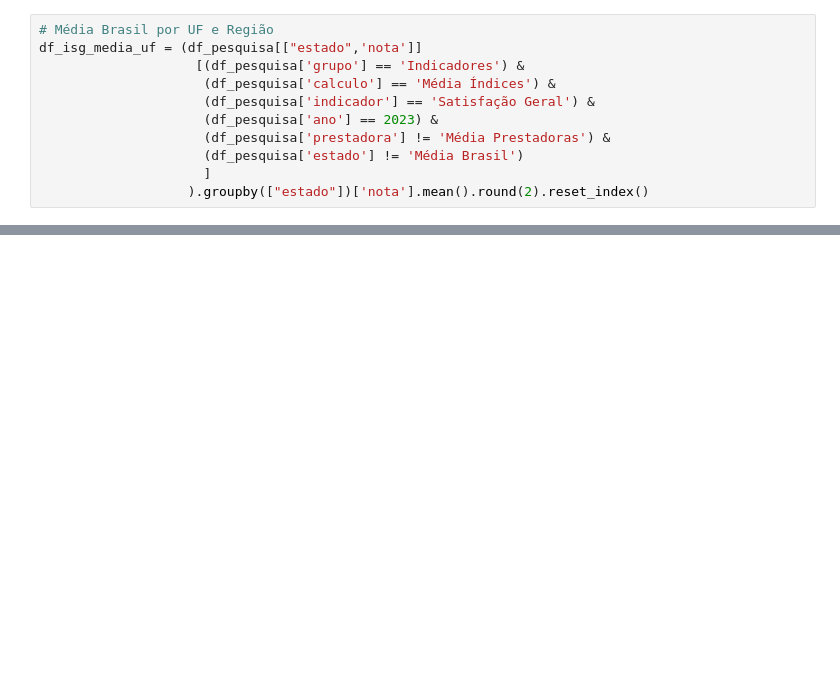
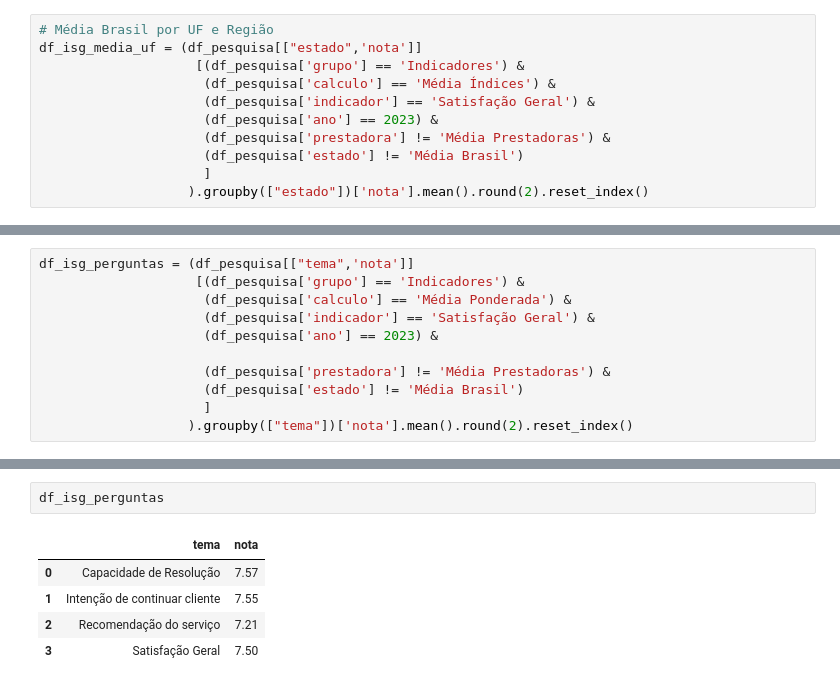
Before and after one commit to gabrielmprata/Anatel_Reclamacoes, a Jupyter notebook: Anatel_Pesquisa_Analises_e_Graficos.ipynb, the cells around one changed output, grey strips where cells are left out. Cells and saved outputs as stored; diff of their text form; blank space fills up the shorter version.

```diff
--- a/Anatel_Pesquisa_Analises_e_Graficos.ipynb
+++ b/Anatel_Pesquisa_Analises_e_Graficos.ipynb
@@ -185,0 +188,11 @@ fig.show()
+# %%
+df_isg_perguntas = (df_pesquisa[["tema",'nota']]
+                    [(df_pesquisa['grupo'] == 'Indicadores') &
+                     (df_pesquisa['calculo'] == 'Média Ponderada') &
+                     (df_pesquisa['indicador'] == 'Satisfação Geral') &
+                     (df_pesquisa['ano'] == 2023) &
+
+                     (df_pesquisa['prestadora'] != 'Média Prestadoras') &
+                     (df_pesquisa['estado'] != 'Média Brasil')
+                     ]
+                   ).groupby(["tema"])['nota'].mean().round(2).reset_index()
@@ -185,0 +209,8 @@ fig.show()
+# %%
+df_isg_perguntas
+# %% [output]
+|  | tema | nota |
+| 0 | Capacidade de Resolução | 7.57 |
+| 1 | Intenção de continuar cliente | 7.55 |
+| 2 | Recomendação do serviço | 7.21 |
+| 3 | Satisfação Geral | 7.50 |
```
Also changed, not shown: parts of 2 cells of this notebook.
